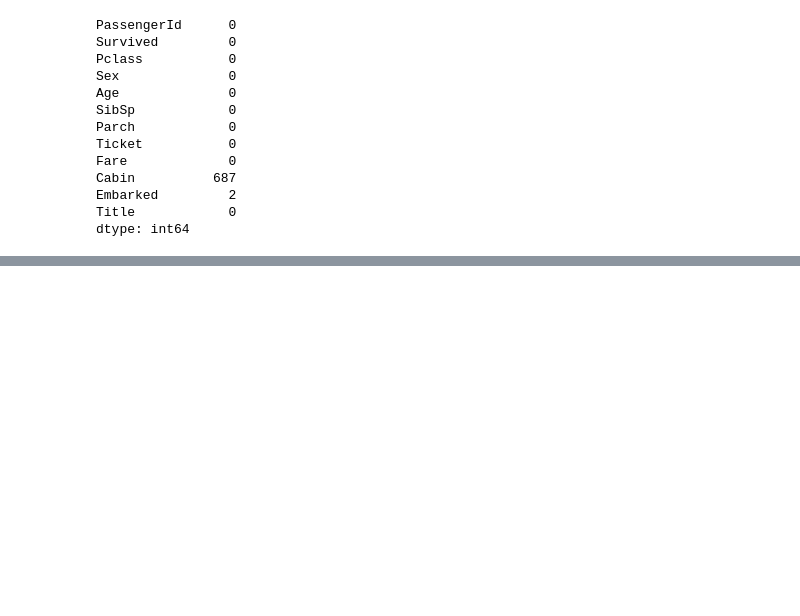
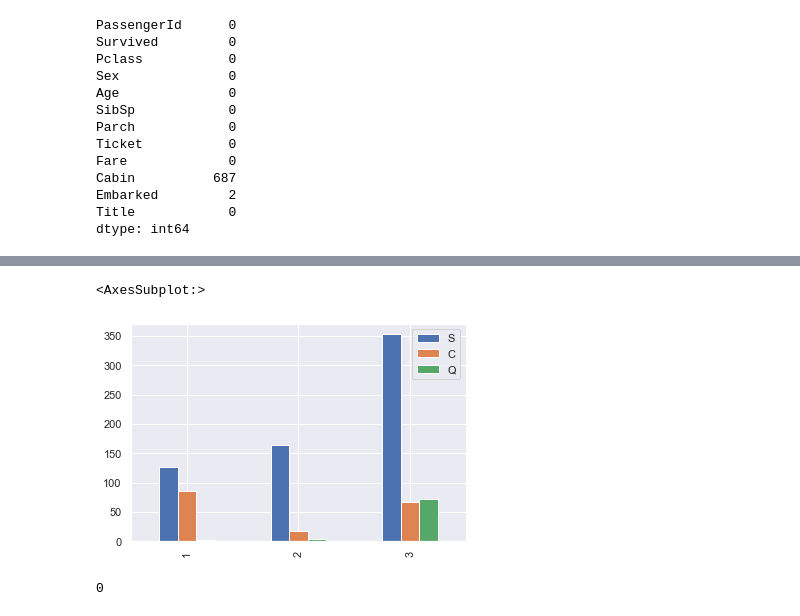
Before and after one commit to utshabkg/ML-DS-Bootcamp, a Jupyter notebook: Course 2. Machine Learning - Data, Visualization, Analysis/titanic.ipynb, the cells around one changed output, grey strips where cells are left out. Drawn from its saved outputs; the diff is of its cells as text; code cells hidden in the pictures; blank space fills up the shorter version.

```diff
--- a/Course 2. Machine Learning - Data, Visualization, Analysis/titanic.ipynb
+++ b/Course 2. Machine Learning - Data, Visualization, Analysis/titanic.ipynb
@@ -299,0 +331,5 @@ dtype: int64
+# %%
+classes.plot(kind='bar')
+# %% [output]
+<AxesSubplot:>
+[figure, added]
@@ -299,0 +339,4 @@ dtype: int64
+# %%
+train.Embarked.isnull().sum()
+# %% [output]
+0
```
Also changed, not shown: parts of 31 cells of this notebook.
